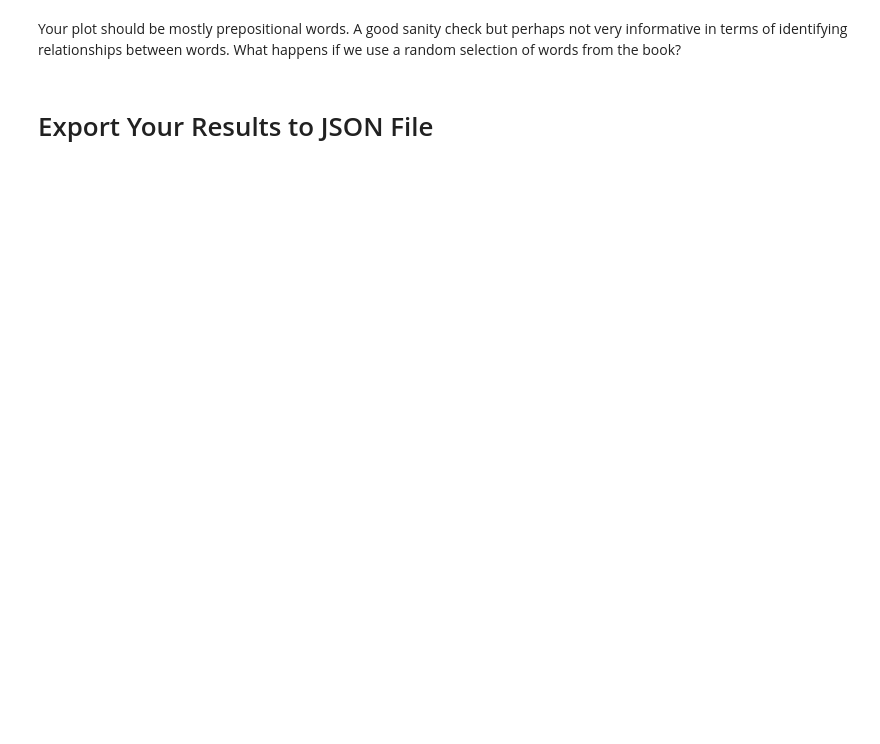
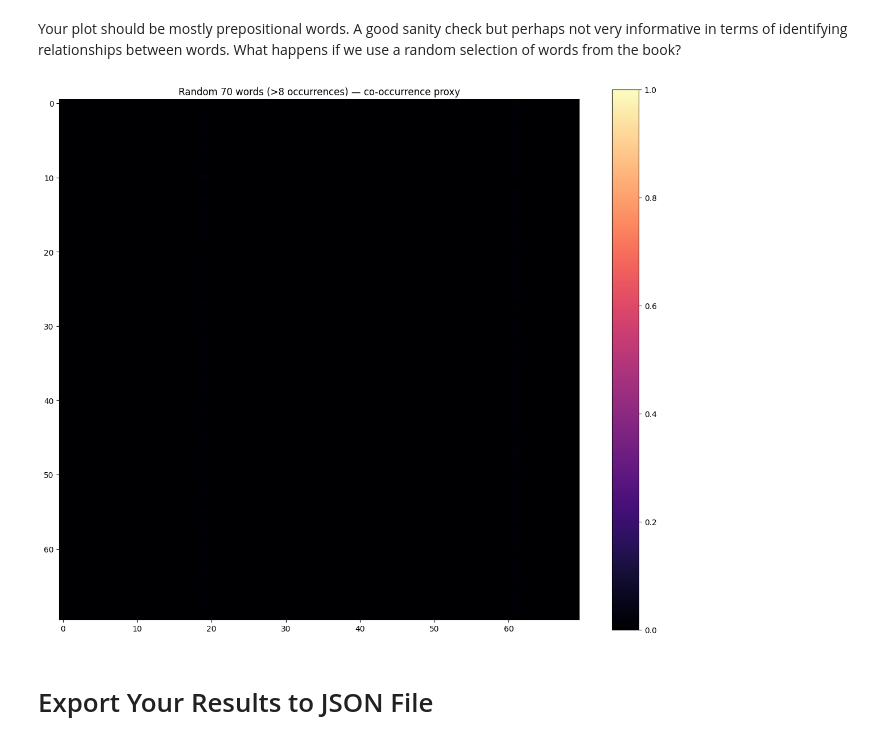
Before and after one commit to loganngarcia/bax423, a Jupyter notebook: homework 2/RangeQueryText.ipynb, the cells around one changed output. Drawn from its saved outputs; the diff is of its cells as text; code cells hidden in the pictures; blank space fills up the shorter version.

```diff
--- a/homework 2/RangeQueryText.ipynb
+++ b/homework 2/RangeQueryText.ipynb
@@ -306,3 +372,31 @@ rng = np.random.default_rng(808)
+# %%
+freq = Counter(tokens)
+candidates = [w for w, c in freq.items() if c > 8]
+rng = np.random.default_rng(808)
+if len(candidates) < 70:
+    words70 = candidates
+else:
+    words70 = list(rng.choice(candidates, size=70, replace=False))
+
+anchors_r = words70
+others_r = words70
+mat_r = np.zeros((len(anchors_r), len(others_r)))
+for i, a in enumerate(anchors_r):
+    na = max(1, tokens.count(a))
+    for j, o in enumerate(others_r):
+        if i == j:
+            continue
+        tot = estimate_from_anchor_positions(a, o, k=100)["total_related_estimate_over_all_anchor_windows"]
+        mat_r[i, j] = tot / (na * 100.0)
+
+fig, ax = plt.subplots(figsize=(12, 10))
+im = ax.imshow(mat_r, vmin=0, vmax=1, cmap="magma")
+ax.set_title("Random 70 words (>8 occurrences) — co-occurrence proxy")
+fig.colorbar(im, ax=ax)
+plt.tight_layout()
+plt.show()
+# %% [output]
+[figure, added]
 # %% [markdown]
 # Export Your Results to JSON File
 # %%
```
Also changed, not shown: parts of 10 cells of this notebook, 12 other files.
